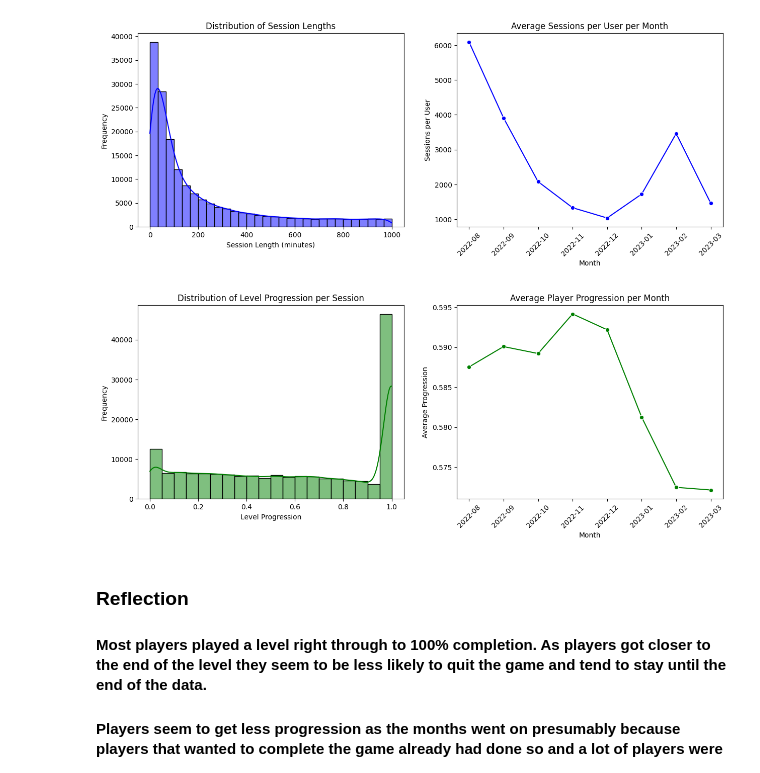
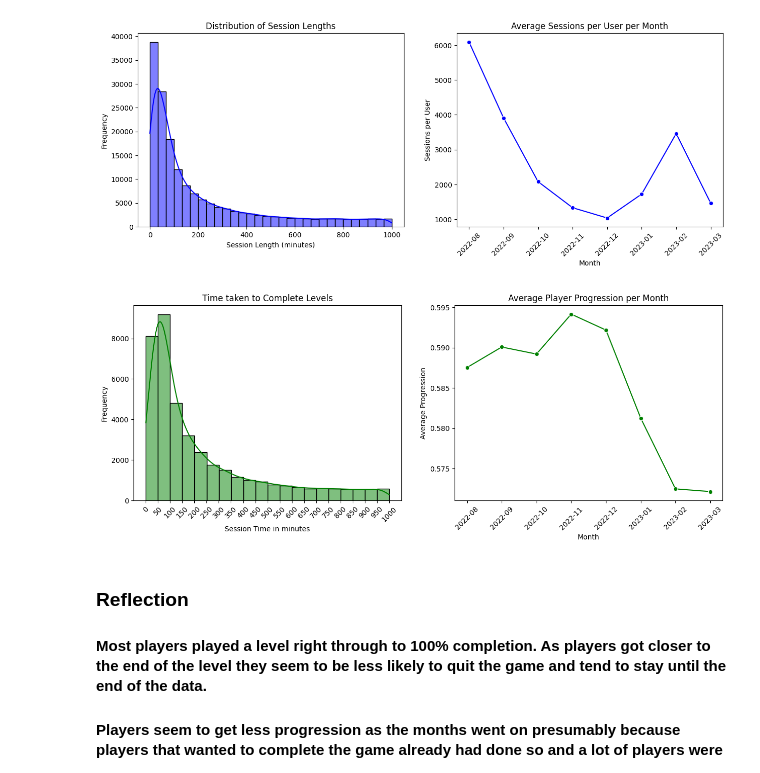
Before and after one commit to itcOnlineGaming/GA_25_P1_Part3_Darragh_McKernan, a Jupyter notebook: JupyterNotebook.ipynb, the cells around one changed output. Cells and saved outputs as stored; diff of their text form; code cells hidden in the pictures.

```diff
--- a/JupyterNotebook.ipynb
+++ b/JupyterNotebook.ipynb
@@ -133,6 +133,7 @@ from EstimatedLogins import GetEstimatedSessions
 from PlayerCounter import PlayerLogin
 from PlayerCounter import PlayerLogout
 from PlayerCounter import GetLevelProgression
+from PlayerCounter import GetJobCompleted
 import matplotlib.pyplot as plt
 import seaborn as sns
 import pandas as pd
@@ -140,41 +141,52 @@ import pandas as pd
 logins = PlayerLogin()
 logouts = PlayerLogout()
 progression = GetLevelProgression()
+jobCompleted = GetJobCompleted()
 
 estimatedSessionLengths = pd.merge(logins, logouts, on="pid")
 estimatedSessionLengths = pd.merge(estimatedSessionLengths, progression, on=["pid", "LogoutTime"])
 estimatedSessionLengths["SessionTime"] = (estimatedSessionLengths["LogoutTime"] - estimatedSessionLengths["LoginTime"]).dt.total_seconds() / 60
 estimatedSessionLengths = estimatedSessionLengths.loc[(estimatedSessionLengths["SessionTime"] > 0) & (estimatedSessionLengths["SessionTime"] <= 1000)]
 estimatedSessionLengths = estimatedSessionLengths.loc[(estimatedSessionLengths["LevelProgressionAmount"] >= 0) & (estimatedSessionLengths["LevelProgressionAmount"] <= 1)]
 
 averageProgression = estimatedSessionLengths["LevelProgressionAmount"].mean()
 
 totalSessions = len(estimatedSessionLengths)
 medianSessionTime = estimatedSessionLengths["SessionTime"].median()
 
 estimatedSessionLengths["Month"] = estimatedSessionLengths["LoginTime"].dt.to_period("M").astype(str)
 sessionPerMonth = estimatedSessionLengths.groupby("Month")["pid"].nunique().reset_index(name="SessionsPerUser")
 
 montlyProgression = estimatedSessionLengths.groupby("Month")["LevelProgressionAmount"].mean().reset_index()
 
+
+completedLevels = estimatedSessionLengths[estimatedSessionLengths["LevelProgressionAmount"] == 1.0]
+
+# job_completed
+# get session length
+# get campaign completion
+# add up all session lengths every time we check a players campaign completion
+# get the average session length for all players
+
 plt.figure(figsize=(15, 5))
 
 plt.subplot(1, 2, 1)
-sns.histplot(estimatedSessionLengths["LevelProgressionAmount"], bins=20, color="green", kde=True)
-plt.title("Distribution of Level Progression per Session")
-plt.xlabel("Level Progression")
+sns.histplot(completedLevels["SessionTime"], bins=20, color="green", kde=True)
+plt.title("Time taken to Complete Levels")
+plt.xlabel("Session Time in minutes")
 plt.ylabel("Frequency")
+plt.xticks(ticks=range(0, 1050, 50), labels=range(0, 1050, 50), rotation=45)
 
 plt.subplot(1, 2, 2)
 sns.lineplot(data=montlyProgression, x="Month", y="LevelProgressionAmount", marker="o", color="g")
 plt.title("Average Player Progression per Month")
 plt.xlabel("Month")
 plt.ylabel("Average Progression")
 plt.xticks(rotation=45)
 
 plt.show()
 # %% [output]
-[figure, old version]
+[figure, new version]
 # %% [markdown]
 ### Reflection
 #### Most players played a level right through to 100% completion. As players got closer to the end of the level they seem to be less likely to quit the game and tend to stay until the end of the data.
```
Also changed, not shown: 1 other file.
